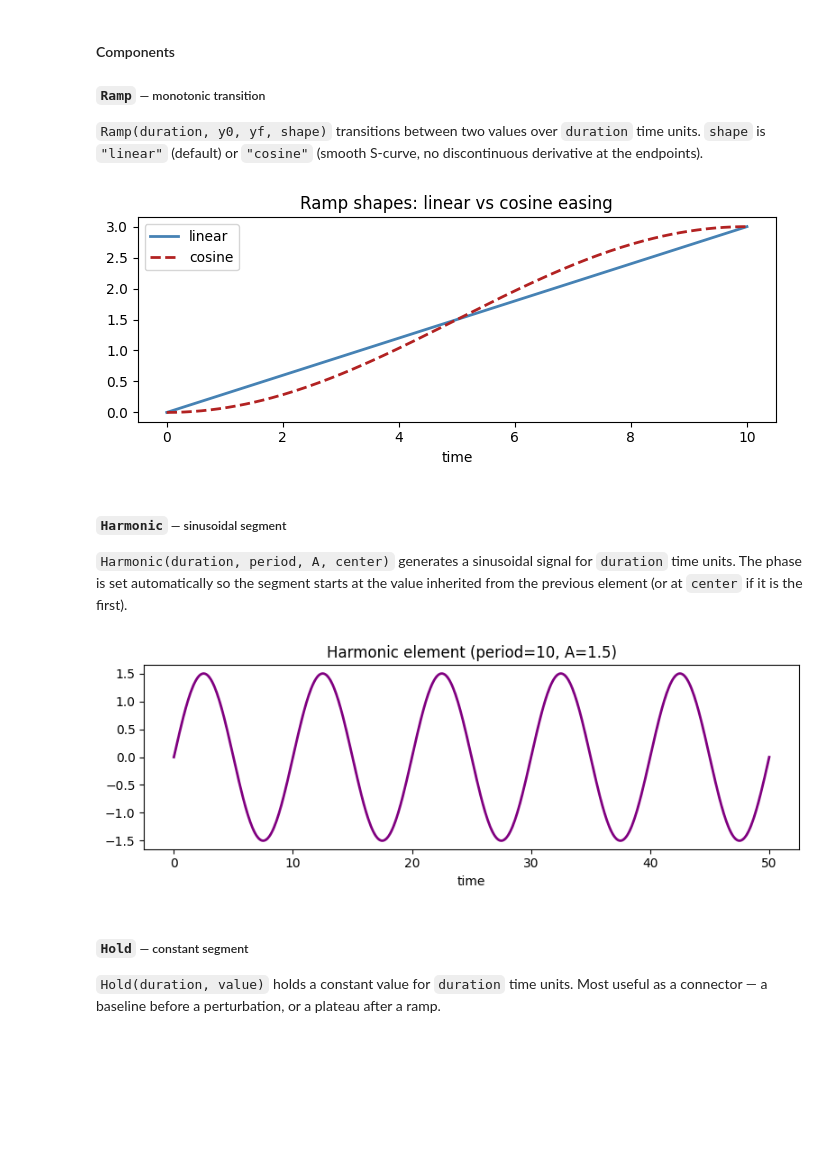
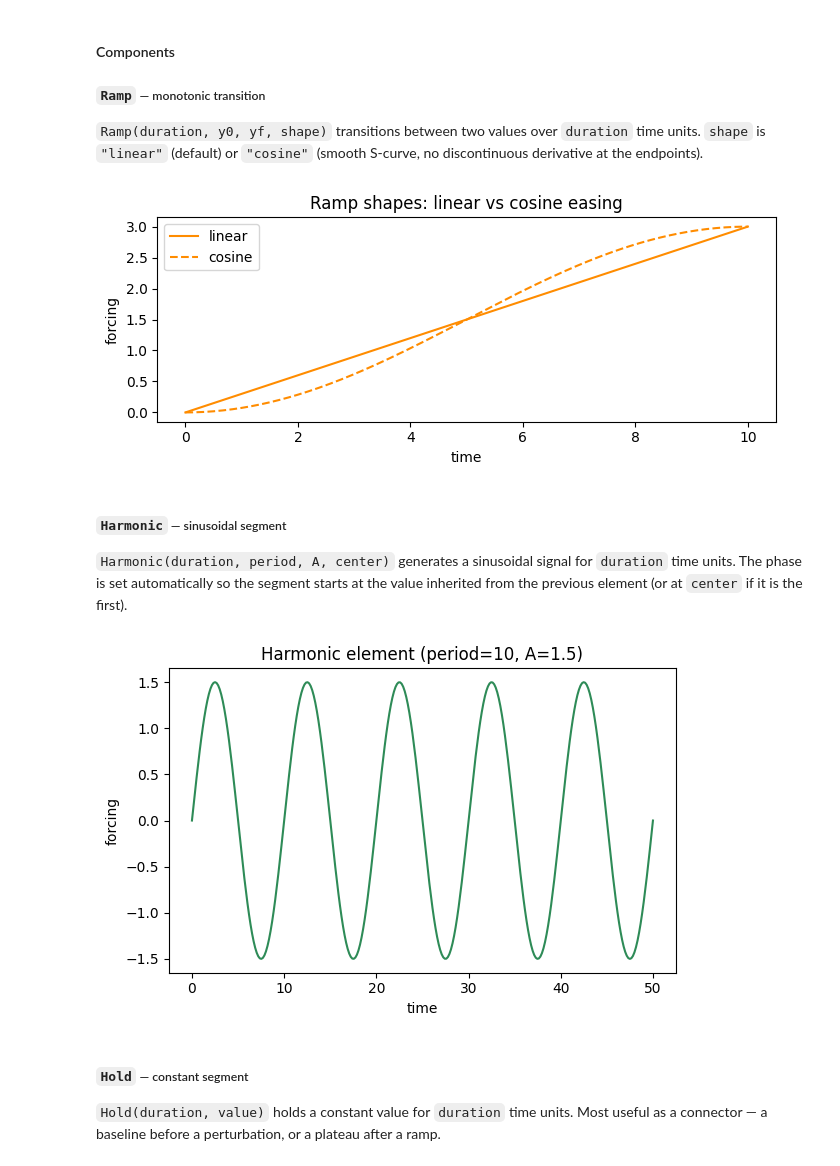
Before and after one commit to LinkedEarth/ClimateCritters, a Jupyter notebook: notebooks/base_classes/forcing.ipynb, the cells around one changed output. Cells and saved outputs as stored; diff of their text form; code cells hidden in the pictures; blank space fills up the shorter version.

```diff
--- a/notebooks/base_classes/forcing.ipynb
+++ b/notebooks/base_classes/forcing.ipynb
@@ -67,37 +64,28 @@ The elements are: **`Ramp`** (monotonic transition), **`Harmonic`** (sinusoidal)
 
 `Ramp(duration, y0, yf, shape)` transitions between two values over `duration` time units. `shape` is `"linear"` (default) or `"cosine"` (smooth S-curve, no discontinuous derivative at the endpoints).
 # %%
-r_linear = cc.core.Ramp(duration=10, y0=0.0, yf=3.0, shape="linear")
-r_cosine = cc.core.Ramp(duration=10, y0=0.0, yf=3.0, shape="cosine")
-
-t_ramp = np.linspace(0, 10, 200)
-f_rl = cc.core.Forcing.from_sequence([r_linear])
-f_rc = cc.core.Forcing.from_sequence([r_cosine])
+r_linear = cc.forcing.Ramp(duration=10, y0=0.0, yf=3.0, shape="linear")
+r_cosine = cc.forcing.Ramp(duration=10, y0=0.0, yf=3.0, shape="cosine")
 
 fig, ax = plt.subplots(figsize=(7, 3))
-ax.plot(t_ramp, [f_rl.get_forcing(t) for t in t_ramp],
-        label="linear",  color="steelblue", lw=2)
-ax.plot(t_ramp, [f_rc.get_forcing(t) for t in t_ramp],
-        label="cosine",  color="firebrick", ls="--", lw=2)
+r_linear.plot(ax=ax, label="linear")
+r_cosine.plot(ax=ax, linestyle="--", label="cosine")
 ax.set_xlabel("time"); ax.set_title("Ramp shapes: linear vs cosine easing")
 ax.legend(); plt.tight_layout(); plt.show()
 # %% [output]
-[figure, old version]
+[figure, new version]
 # %% [markdown]
 ##### `Harmonic` — sinusoidal segment
 
 `Harmonic(duration, period, A, center)` generates a sinusoidal signal for `duration` time units. The phase is set automatically so the segment starts at the value inherited from the previous element (or at `center` if it is the first).
 # %%
-harm = cc.core.Harmonic(duration=50, period=10, A=1.5, center=0.0)
-f_harm = cc.core.Forcing.from_sequence([harm])
+harm = cc.forcing.Harmonic(duration=50, period=10, A=1.5, center=0.0)
 
-t_harm = np.linspace(0, 50, 500)
-fig, ax = plt.subplots(figsize=(8, 3))
-ax.plot(t_harm, [f_harm.get_forcing(t) for t in t_harm], color="purple", lw=2)
+fig, ax = harm.plot()
 ax.set_xlabel("time"); ax.set_title("Harmonic element (period=10, A=1.5)")
 plt.tight_layout(); plt.show()
 # %% [output]
-[figure, old version]
+[figure, new version]
 # %% [markdown]
 ##### `Hold` — constant segment
 
```
Also changed, not shown: parts of 13 cells of this notebook, 12 other files.
